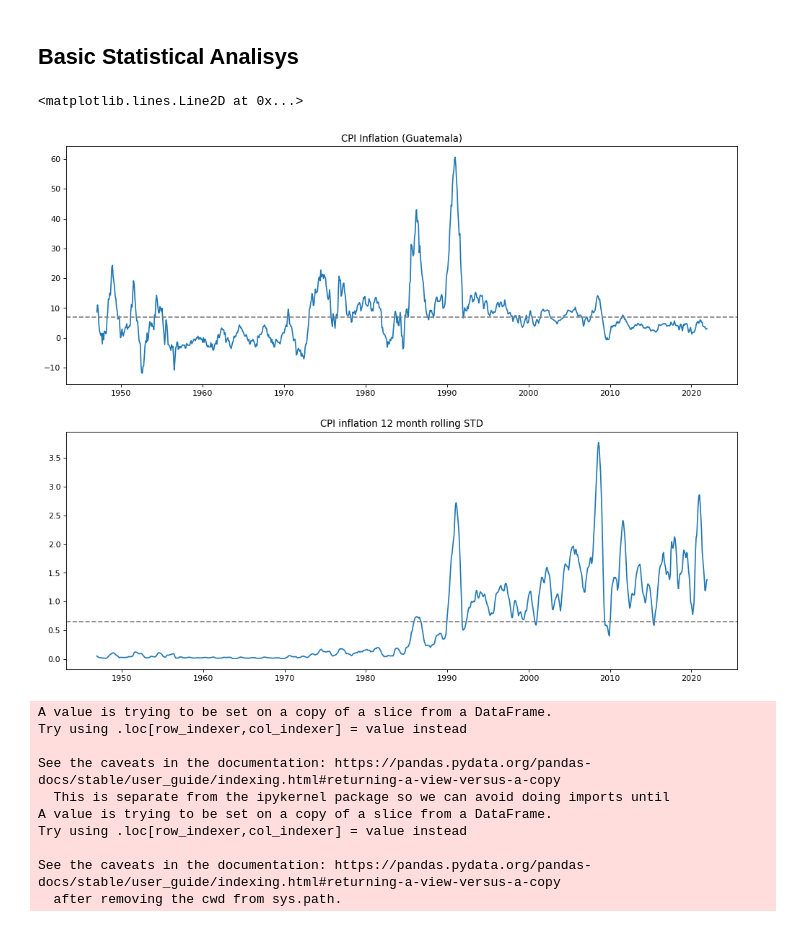
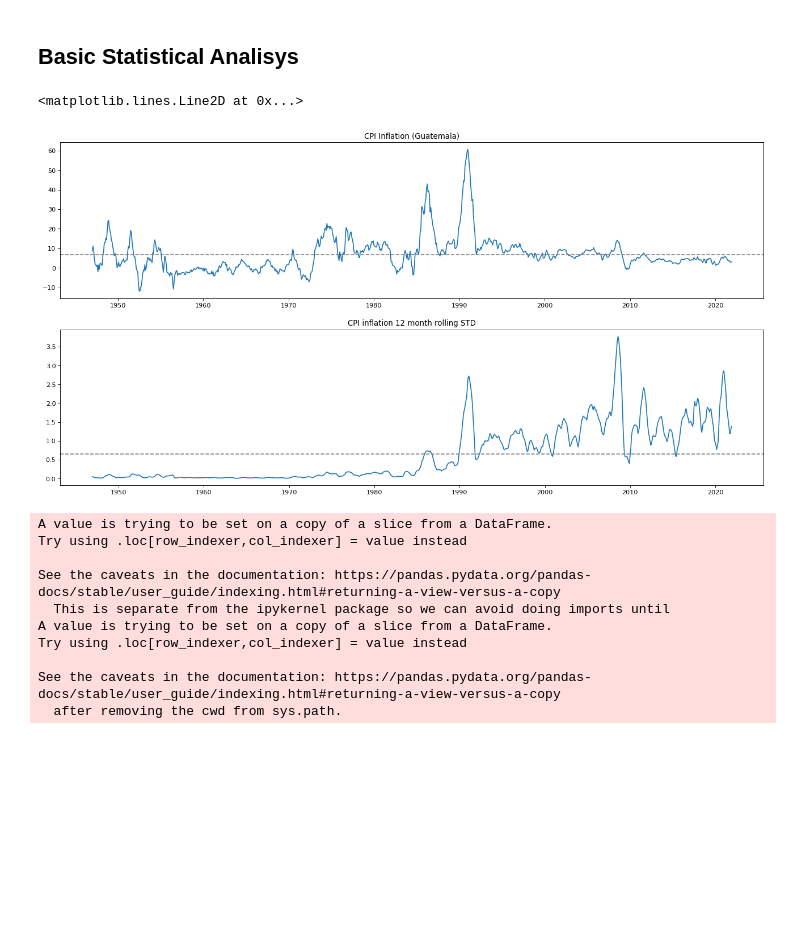
Before and after one commit to Marianojgm86/GARCH-CODES, a Jupyter notebook: 0_statistical-analisys.ipynb, the cells around one changed output. Drawn from its saved outputs; the diff is of its cells as text; code cells hidden in the pictures; blank space fills up the shorter version.

```diff
--- a/0_statistical-analisys.ipynb
+++ b/0_statistical-analisys.ipynb
@@ -26,18 +26,18 @@ inf1['vol_cpi1'] = inf1['CPI'].rolling(12).std()
 # inf1.tail()
 # %%
 # Ploting the data
-fig, axes = plt.subplots(2, 1, figsize=(15,12), dpi= 80)
+fig, axes = plt.subplots(2, 1, figsize=(20,10), dpi= 80)
 
 axes[0].plot(inf1['v_cpi'])
 axes[0].set_title('CPI Inflation (Guatemala)')
 axes[0].axhline(y=np.mean(inf1['v_cpi']), color='grey', linestyle='--')
 
 axes[1].plot(inf1['vol_cpi1'])
 axes[1].set_title('CPI inflation 12 month rolling STD')
 axes[1].axhline(y=np.mean(inf1['vol_cpi1']), color='grey', linestyle='--')
 # %% [output]
 <matplotlib.lines.Line2D at 0x...>
-[figure, old version]
+[figure, new version]
 # %%
 # Simetric DataFrame Pre IT and Post IT
 simdf = inf1.loc['1992-01-01':'2021-12-01']
```
Also changed, not shown: parts of 2 cells of this notebook, 5 other files.
